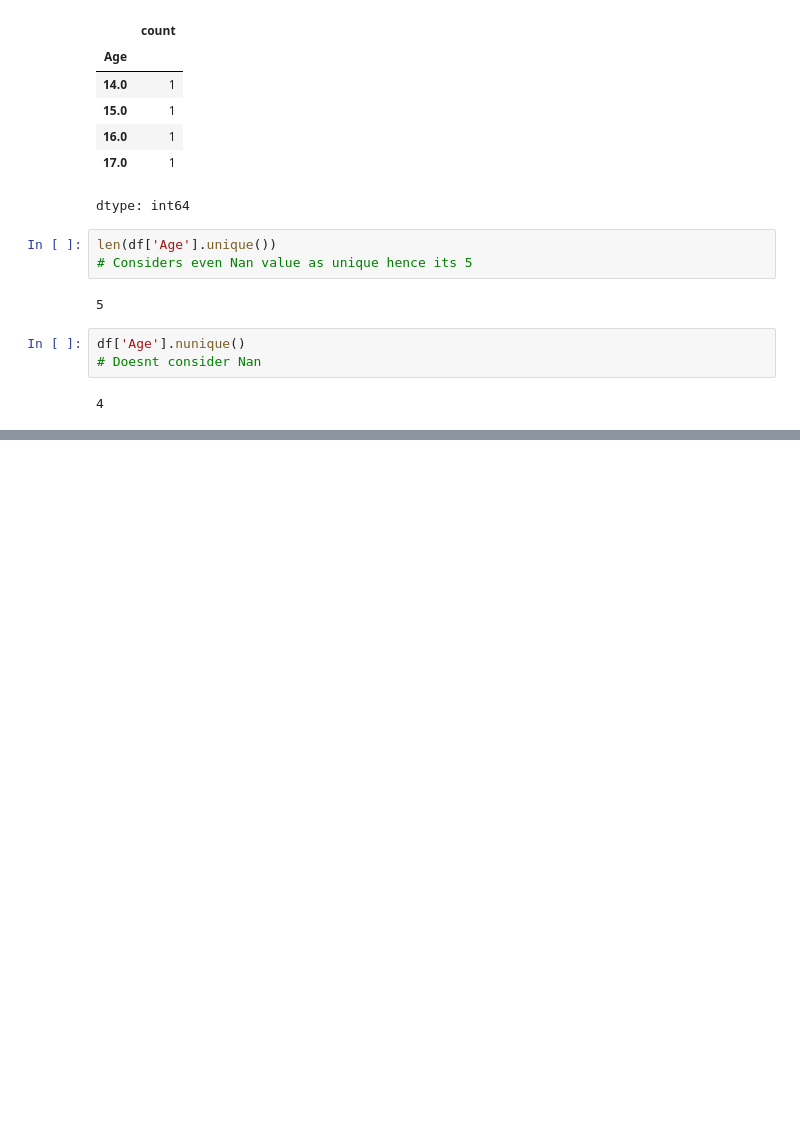
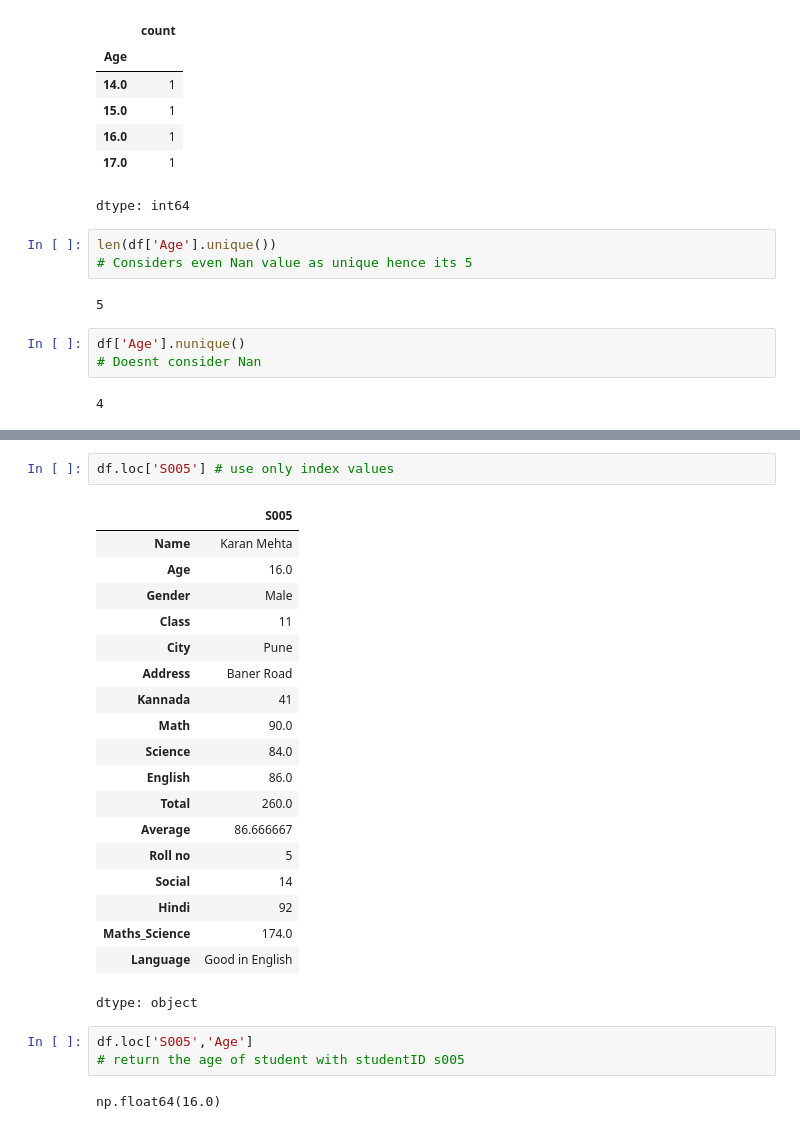
Before and after one commit to NehaSrinivas98/MachineLearningCourse, a Jupyter notebook: pandasNumpy.ipynb, the cells around one changed output, grey strips where cells are left out. Cells and saved outputs as stored; diff of their text form; blank space fills up the shorter version.

```diff
--- a/pandasNumpy.ipynb
+++ b/pandasNumpy.ipynb
@@ -959,0 +1040,27 @@ df['Age'].nunique()
+# %%
+df.loc['S005'] # use only index values
+# %% [output]
+|  | S005 |
+| Name | Karan Mehta |
+| Age | 16.0 |
+| Gender | Male |
+| Class | 11 |
+| City | Pune |
+| Address | Baner Road |
+| Kannada | 41 |
+| Math | 90.0 |
+| Science | 84.0 |
+| English | 86.0 |
+| Total | 260.0 |
+| Average | 86.666667 |
+| Roll no | 5 |
+| Social | 14 |
+| Hindi | 92 |
+| Maths_Science | 174.0 |
+| Language | Good in English |
+dtype: object
+# %%
+df.loc['S005','Age']
+# return the age of student with studentID s005
+# %% [output]
+np.float64(16.0)
```
Also changed, not shown: parts of 11 cells of this notebook.
